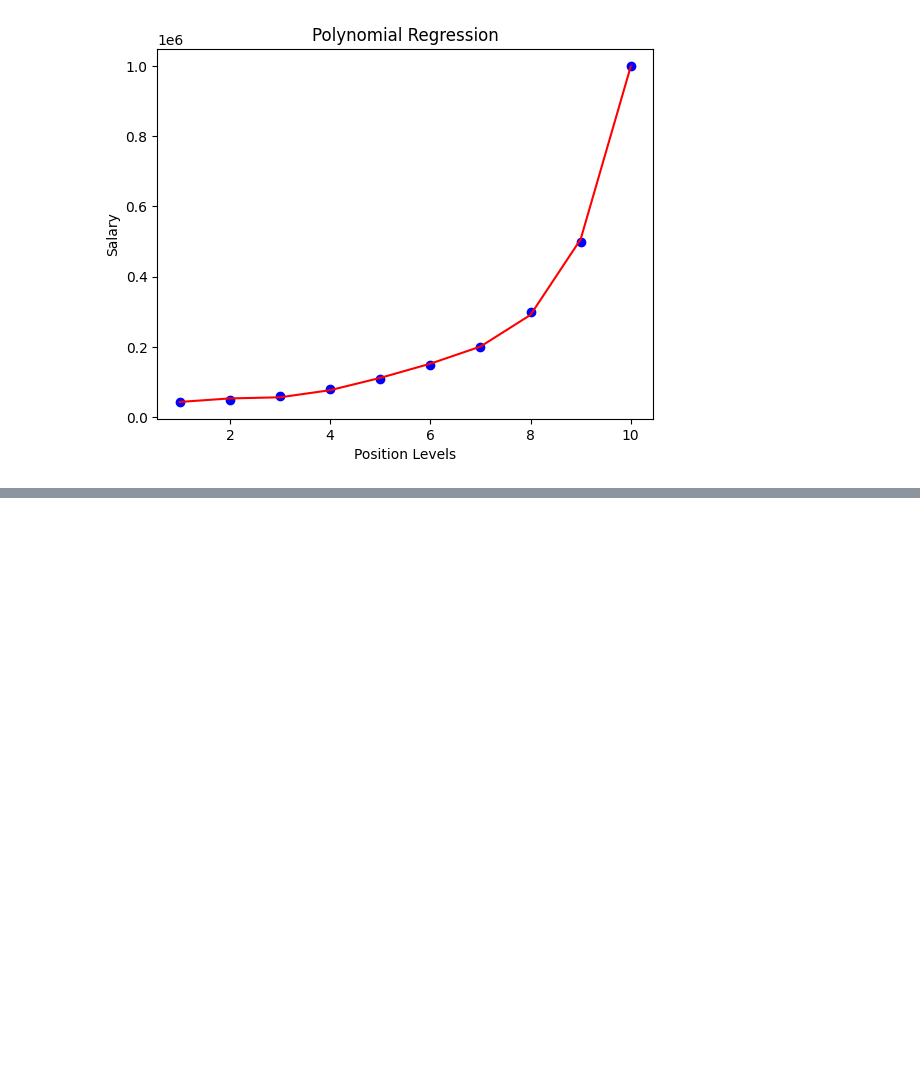
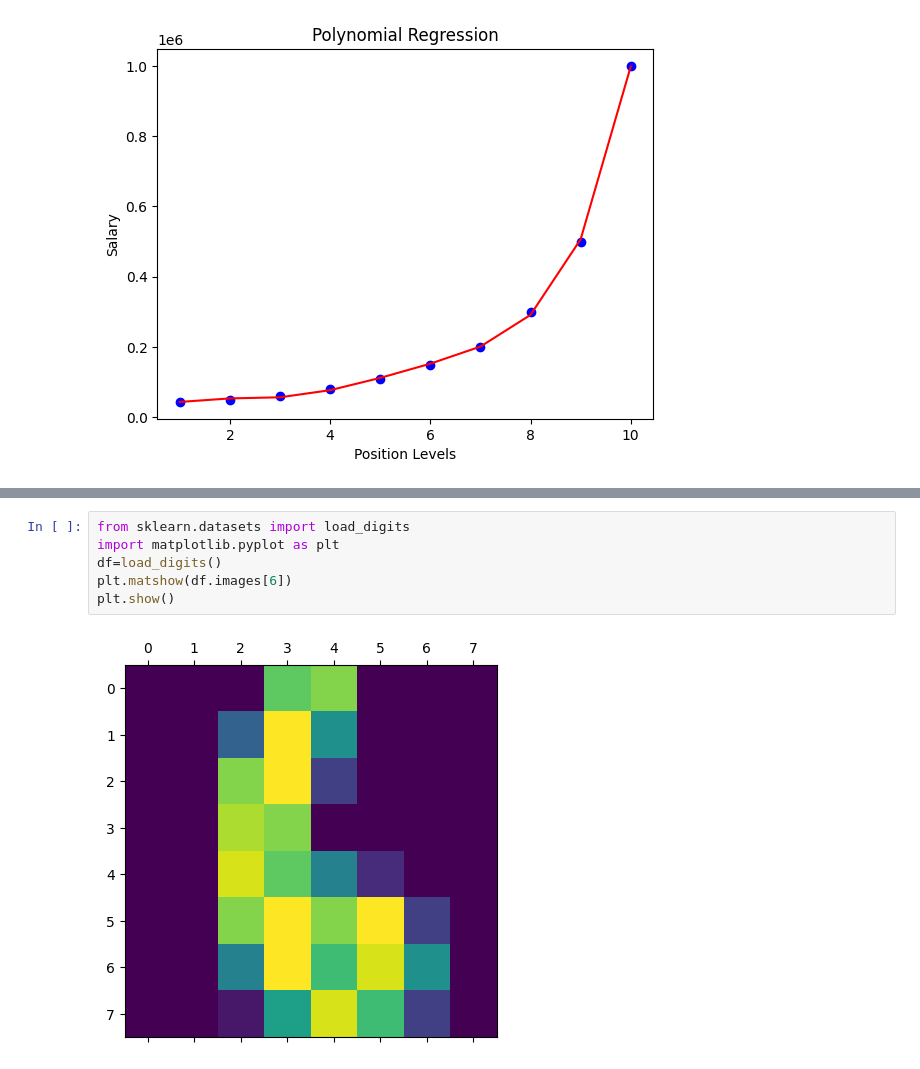
Before and after one commit to keerthimareedu3/keerthi, a Jupyter notebook: MACHINE_LEARNING.ipynb, the cells around one changed output, grey strips where cells are left out. Drawn from its saved outputs; the diff is of its cells as text; blank space fills up the shorter version.

```diff
--- a/MACHINE_LEARNING.ipynb
+++ b/MACHINE_LEARNING.ipynb
@@ -1026,0 +1184,8 @@ plt.show()
+# %%
+from sklearn.datasets import load_digits
+import matplotlib.pyplot as plt
+df=load_digits()
+plt.matshow(df.images[6])
+plt.show()
+# %% [output]
+[figure, added]
```
Also changed, not shown: parts of 15 cells of this notebook.
